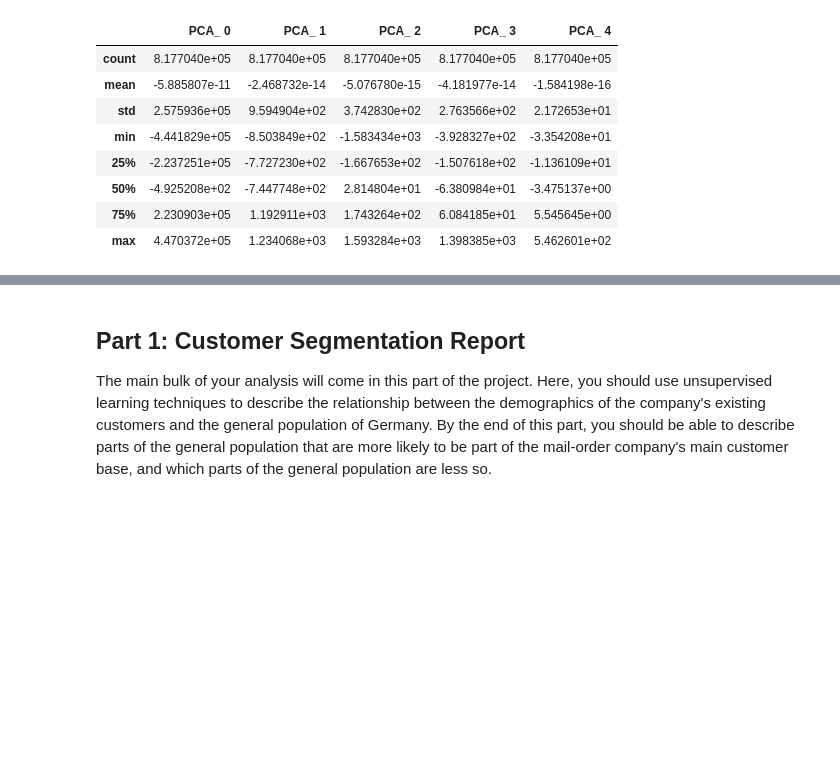
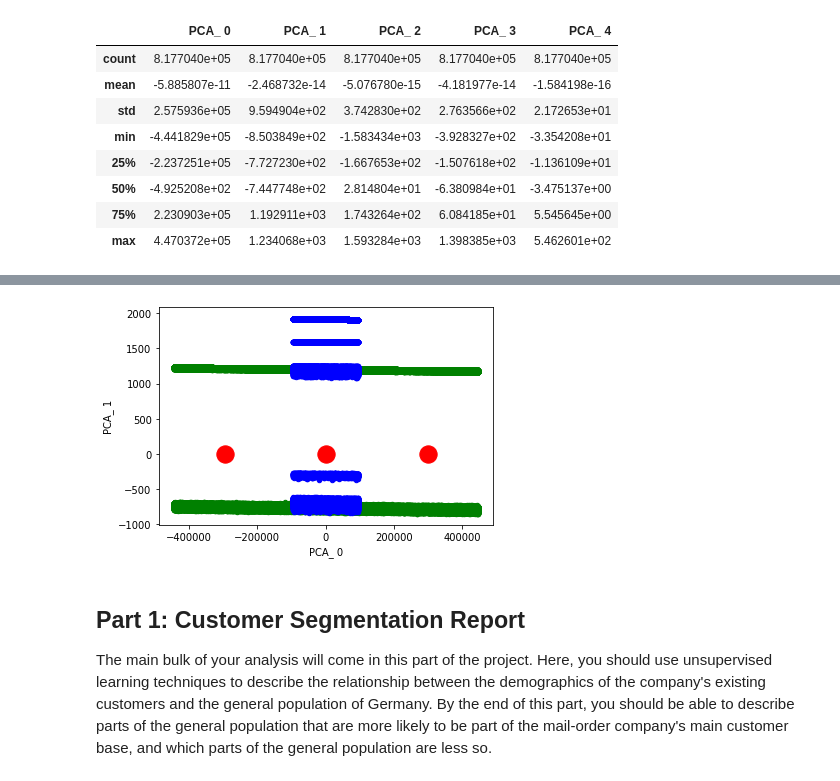
Before and after one commit to pranavkantgaur/udacity-mlnd-arvato-customer-segmentation, a Jupyter notebook: Arvato Project Workbook.ipynb, the cells around one changed output, grey strips where cells are left out. Drawn from its saved outputs; the diff is of its cells as text; code cells hidden in the pictures; blank space fills up the shorter version.

```diff
--- a/Arvato Project Workbook.ipynb
+++ b/Arvato Project Workbook.ipynb
@@ -275,2 +358,10 @@ IndexError: too many indices for array
+# %%
+# plot customer data against population data clustering for getting information regarding under-representation
+ax =  azdias_pca.plot.scatter(x=azdias_pca.columns[0], y = azdias_pca.columns[1], c='green')
+customers_pca.plot.scatter(x=customers_pca.columns[0], y = customers_pca.columns[1], c='blue', ax = ax)
+plt.scatter(kmeans.cluster_centers_[:, 0], kmeans.cluster_centers_[:, 1], s=300, c='red')
+plt.show()
+# %% [output]
+[figure, added]
 # %%
 # use this cell to dump the transformed azdias after day of work
```
Also changed, not shown: parts of 10 cells of this notebook.
